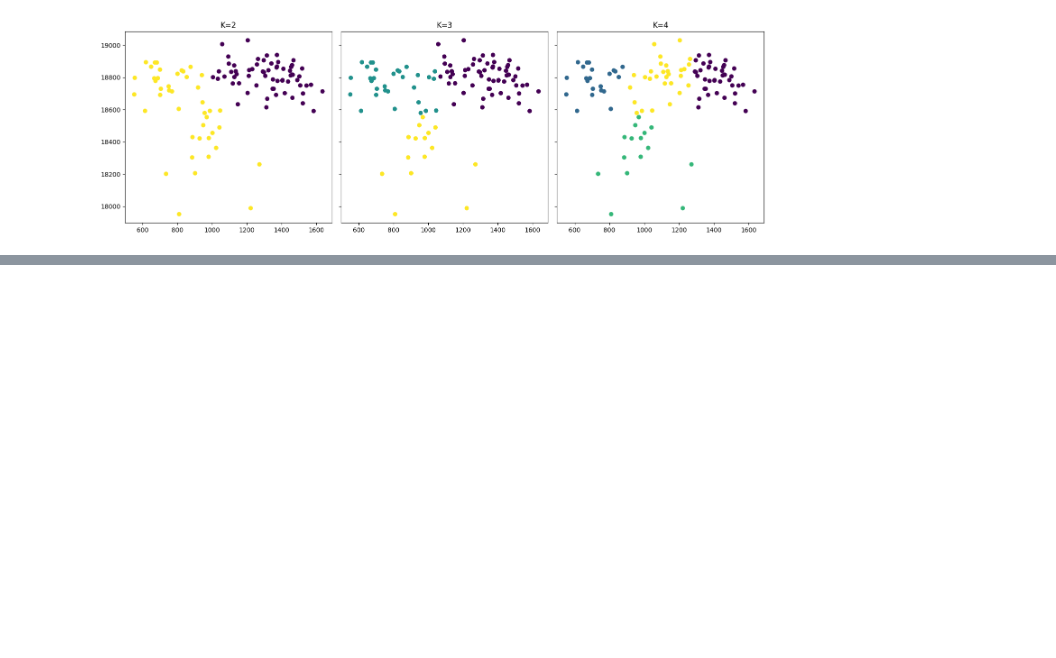
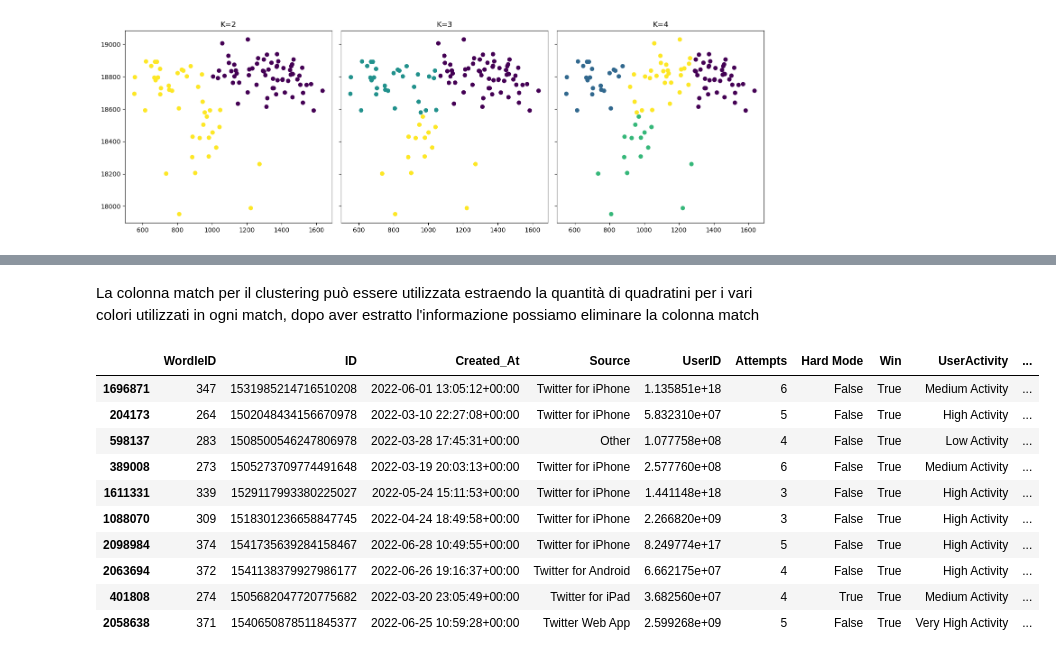
Before and after one commit to roby-ianny/IannelloSuffia_DataScienceProject, a Jupyter notebook: DataScienceProject.ipynb, the cells around one changed output, grey strips where cells are left out. Cells and saved outputs as stored; diff of their text form; code cells hidden in the pictures; blank space fills up the shorter version.

Commit message:
Reimpostato il clustering per farlo multidimensionale

```diff
--- a/DataScienceProject.ipynb
+++ b/DataScienceProject.ipynb
@@ -1425,0 +1426,3 @@ plt.show()
+# %%
+wordle_clustering = wordle.copy()  # creo una copia del dataset per il clustering
+wordle_clustering.sample(10).head()
@@ -1425,0 +1436,36 @@ plt.show()
+# %% [markdown]
+La colonna match per il clustering può essere utilizzata estraendo la quantità di quadratini per i vari colori utilizzati in ogni match, dopo aver estratto l'informazione possiamo eliminare la colonna match
+# %%
+
+# Function to count occurrences of each type of square emoji
+def count_squares(emojis):
+    green = 0
+    yellow = 0
+    black = 0
+    white = 0
+    for emoji_list in emojis:
+        green += emoji_list.count('🟩')
+        yellow += emoji_list.count('🟨')
+        black += emoji_list.count('⬛')
+        white += emoji_list.count('⬜')
+    black_white = black + white
+    return green, yellow, black_white
+
+# Apply the function to 'Match' column and create new columns
+wordle_clustering['Green_Count'], wordle_clustering['Yellow_Count'], wordle_clustering['BlackWhite_Count'] = zip(*wordle_clustering['Match'].apply(count_squares))
+
+wordle_clustering.drop(columns=['Match'], axis = 1, inplace=True) # rimuovo la colonna
+
+wordle_clustering.sample(10).head(10)
+# %% [output]
+|  | WordleID | ID | Created_At | Source | UserID | Attempts | Hard Mode | Win | UserActivity | ... |
+| 1696871 | 347 | 1531985214716510208 | 2022-06-01 13:05:12+00:00 | Twitter for iPhone | 1.135851e+18 | 6 | False | True | Medium Activity | ... |
+| 204173 | 264 | 1502048434156670978 | 2022-03-10 22:27:08+00:00 | Twitter for iPhone | 5.832310e+07 | 5 | False | True | High Activity | ... |
+| 598137 | 283 | 1508500546247806978 | 2022-03-28 17:45:31+00:00 | Other | 1.077758e+08 | 4 | False | True | Low Activity | ... |
+| 389008 | 273 | 1505273709774491648 | 2022-03-19 20:03:13+00:00 | Twitter for iPhone | 2.577760e+08 | 6 | False | True | Medium Activity | ... |
+| 1611331 | 339 | 1529117993380225027 | 2022-05-24 15:11:53+00:00 | Twitter for iPhone | 1.441148e+18 | 3 | False | True | High Activity | ... |
+| 1088070 | 309 | 1518301236658847745 | 2022-04-24 18:49:58+00:00 | Twitter for iPhone | 2.266820e+09 | 3 | False | True | High Activity | ... |
+| 2098984 | 374 | 1541735639284158467 | 2022-06-28 10:49:55+00:00 | Twitter for iPhone | 8.249774e+17 | 5 | False | True | High Activity | ... |
+| 2063694 | 372 | 1541138379927986177 | 2022-06-26 19:16:37+00:00 | Twitter for Android | 6.662175e+07 | 4 | False | True | High Activity | ... |
+| 401808 | 274 | 1505682047720775682 | 2022-03-20 23:05:49+00:00 | Twitter for iPad | 3.682560e+07 | 4 | True | True | Medium Activity | ... |
+| 2058638 | 371 | 1540650878511845377 | 2022-06-25 10:59:28+00:00 | Twitter Web App | 2.599268e+09 | 5 | False | True | Very High Activity | ... |
```
Also changed, not shown: parts of 36 cells of this notebook, 1 other file.
